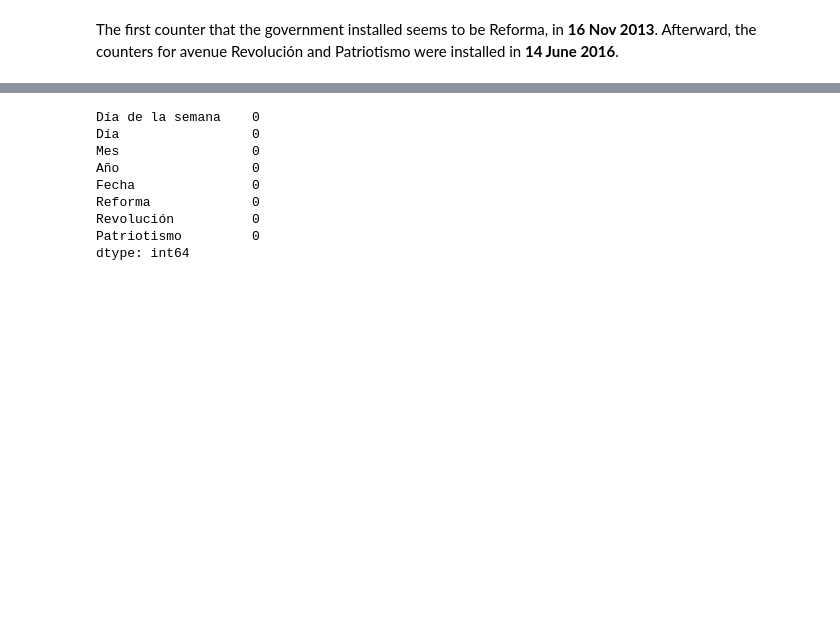
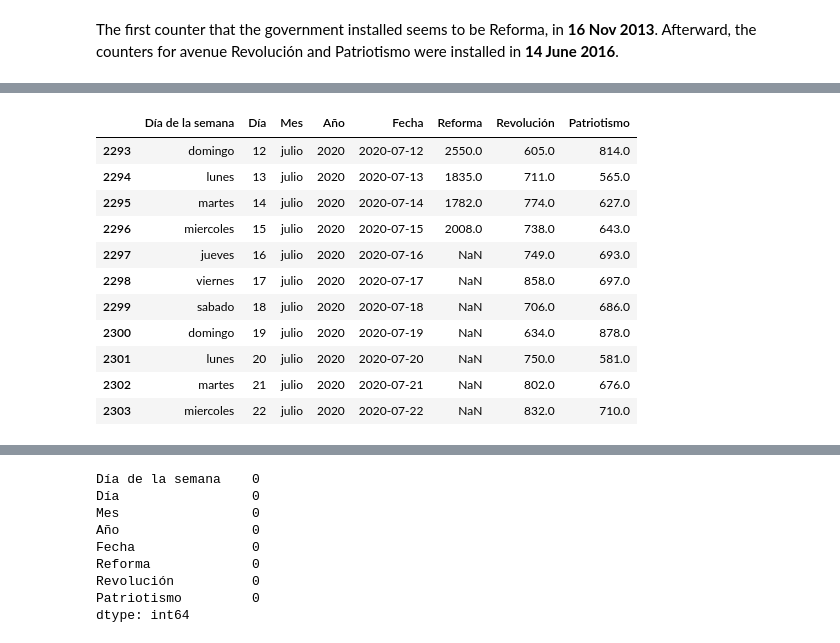
Before and after one commit to FranciscoGalan/Bicycle_Commuting_Mexico_City, a Jupyter notebook: main.ipynb, the cells around one changed output, grey strips where cells are left out. Saved outputs shown, nothing was run; the diff lists cells and outputs as text; code cells hidden in the pictures; blank space fills up the shorter version.

```diff
--- a/main.ipynb
+++ b/main.ipynb
@@ -176,0 +208,15 @@ for counter in counter_columns:
+# %%
+contador.iloc[2293:2304, :]
+# %% [output]
+|  | Día de la semana | Día | Mes | Año | Fecha | Reforma | Revolución | Patriotismo |
+| 2293 | domingo | 12 | julio | 2020 | 2020-07-12 | 2550.0 | 605.0 | 814.0 |
+| 2294 | lunes | 13 | julio | 2020 | 2020-07-13 | 1835.0 | 711.0 | 565.0 |
+| 2295 | martes | 14 | julio | 2020 | 2020-07-14 | 1782.0 | 774.0 | 627.0 |
+| 2296 | miercoles | 15 | julio | 2020 | 2020-07-15 | 2008.0 | 738.0 | 643.0 |
+| 2297 | jueves | 16 | julio | 2020 | 2020-07-16 | NaN | 749.0 | 693.0 |
+| 2298 | viernes | 17 | julio | 2020 | 2020-07-17 | NaN | 858.0 | 697.0 |
+| 2299 | sabado | 18 | julio | 2020 | 2020-07-18 | NaN | 706.0 | 686.0 |
+| 2300 | domingo | 19 | julio | 2020 | 2020-07-19 | NaN | 634.0 | 878.0 |
+| 2301 | lunes | 20 | julio | 2020 | 2020-07-20 | NaN | 750.0 | 581.0 |
+| 2302 | martes | 21 | julio | 2020 | 2020-07-21 | NaN | 802.0 | 676.0 |
+| 2303 | miercoles | 22 | julio | 2020 | 2020-07-22 | NaN | 832.0 | 710.0 |
```
Also changed, not shown: parts of 22 cells of this notebook.
